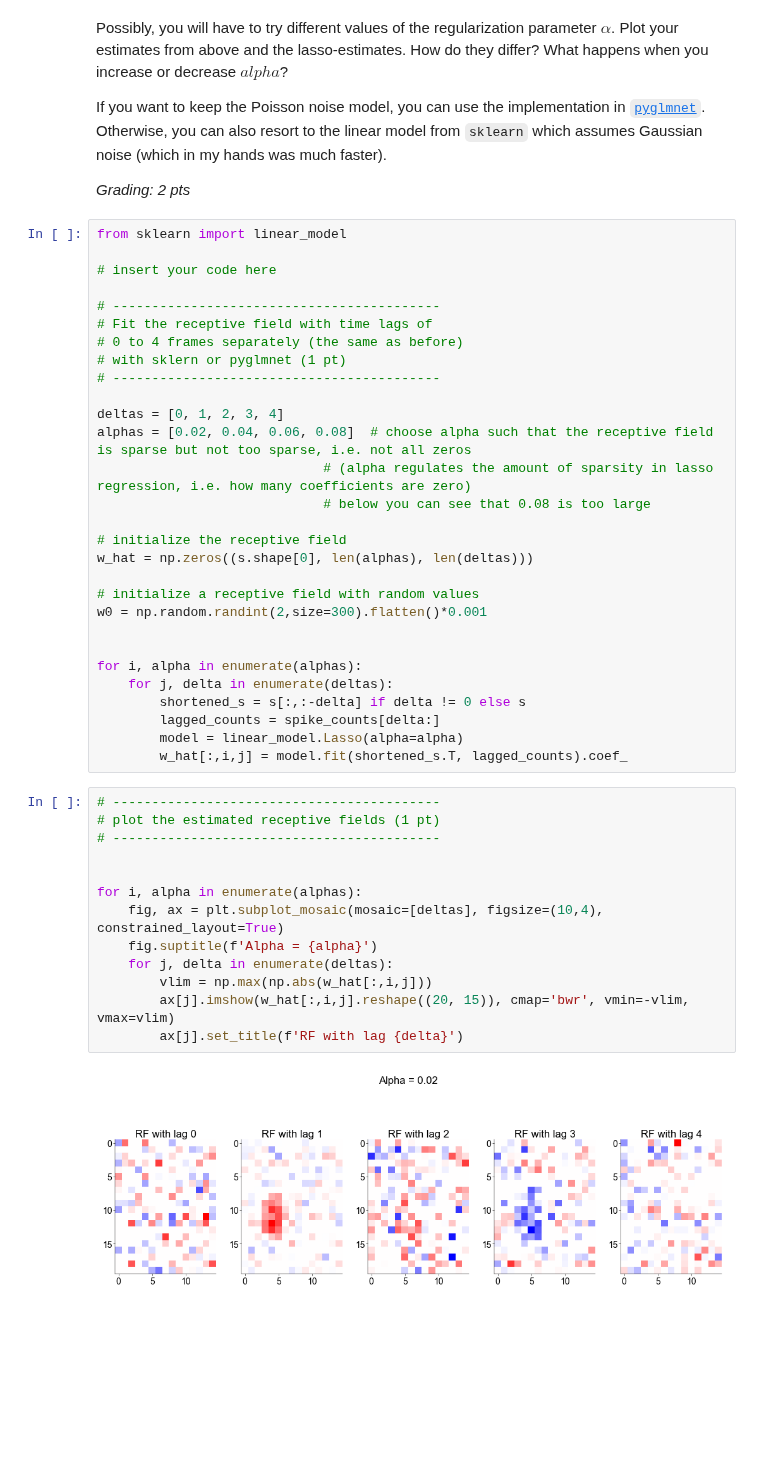
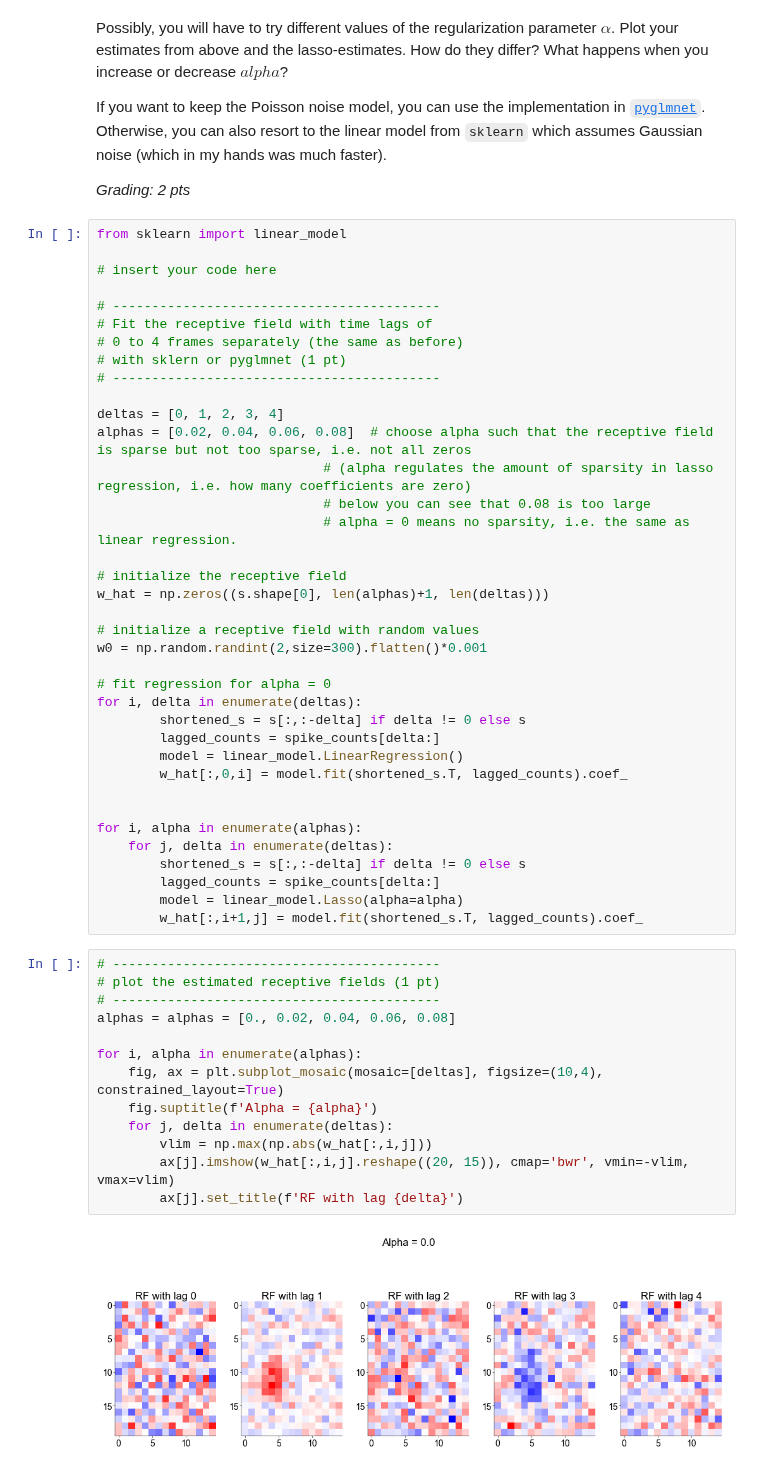
Before and after one commit to H-Kugler/neural-data-science, a Jupyter notebook: notebooks/CodingLab5_HaraldKugler_4258298_LeanderZimmermann_4165446.ipynb, the cells around one changed output. Drawn from its saved outputs; the diff is of its cells as text; blank space fills up the shorter version.

```diff
--- a/notebooks/CodingLab5_HaraldKugler_4258298_LeanderZimmermann_4165446.ipynb
+++ b/notebooks/CodingLab5_HaraldKugler_4258298_LeanderZimmermann_4165446.ipynb
@@ -460,12 +460,20 @@ deltas = [0, 1, 2, 3, 4]
 alphas = [0.02, 0.04, 0.06, 0.08]  # choose alpha such that the receptive field is sparse but not too sparse, i.e. not all zeros
                              # (alpha regulates the amount of sparsity in lasso regression, i.e. how many coefficients are zero)
                              # below you can see that 0.08 is too large
+                             # alpha = 0 means no sparsity, i.e. the same as linear regression.
 
 # initialize the receptive field
-w_hat = np.zeros((s.shape[0], len(alphas), len(deltas)))
+w_hat = np.zeros((s.shape[0], len(alphas)+1, len(deltas)))
 
 # initialize a receptive field with random values
 w0 = np.random.randint(2,size=300).flatten()*0.001
+
+# fit regression for alpha = 0
+for i, delta in enumerate(deltas):
+        shortened_s = s[:,:-delta] if delta != 0 else s
+        lagged_counts = spike_counts[delta:]
+        model = linear_model.LinearRegression()
+        w_hat[:,0,i] = model.fit(shortened_s.T, lagged_counts).coef_
 
 
 for i, alpha in enumerate(alphas):
@@ -473,19 +481,19 @@ for i, alpha in enumerate(alphas):
         shortened_s = s[:,:-delta] if delta != 0 else s
         lagged_counts = spike_counts[delta:]
         model = linear_model.Lasso(alpha=alpha)
-        w_hat[:,i,j] = model.fit(shortened_s.T, lagged_counts).coef_
+        w_hat[:,i+1,j] = model.fit(shortened_s.T, lagged_counts).coef_
 # %%
 # ------------------------------------------
 # plot the estimated receptive fields (1 pt)
 # ------------------------------------------
-
+alphas = alphas = [0., 0.02, 0.04, 0.06, 0.08]
 
 for i, alpha in enumerate(alphas):
     fig, ax = plt.subplot_mosaic(mosaic=[deltas], figsize=(10,4), constrained_layout=True)
     fig.suptitle(f'Alpha = {alpha}')
     for j, delta in enumerate(deltas):
         vlim = np.max(np.abs(w_hat[:,i,j]))
         ax[j].imshow(w_hat[:,i,j].reshape((20, 15)), cmap='bwr', vmin=-vlim, vmax=vlim)
         ax[j].set_title(f'RF with lag {delta}')
 # %% [output]
-[figure, old version]
+[figure, new version]
```
Also changed, not shown: parts of 1 cell of this notebook, 2 other files.
